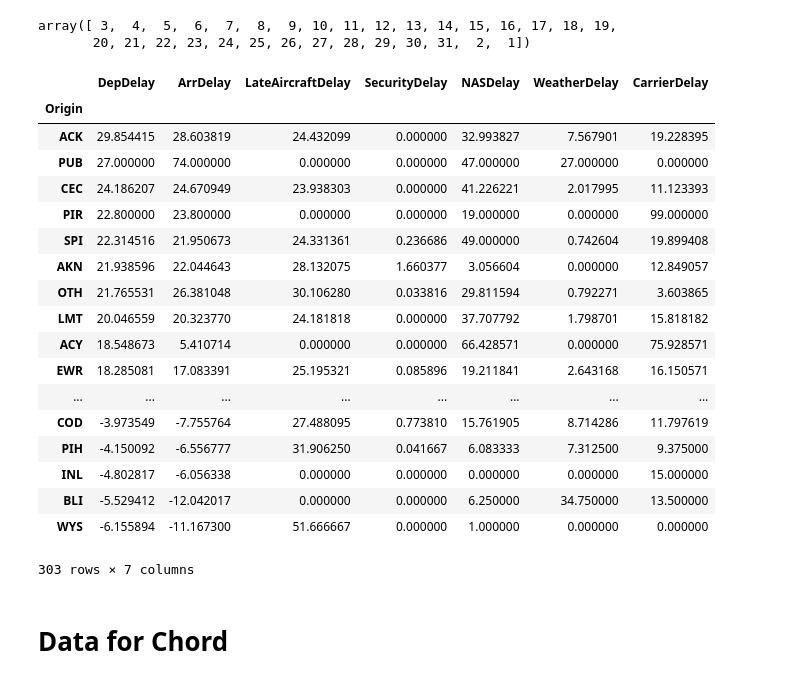
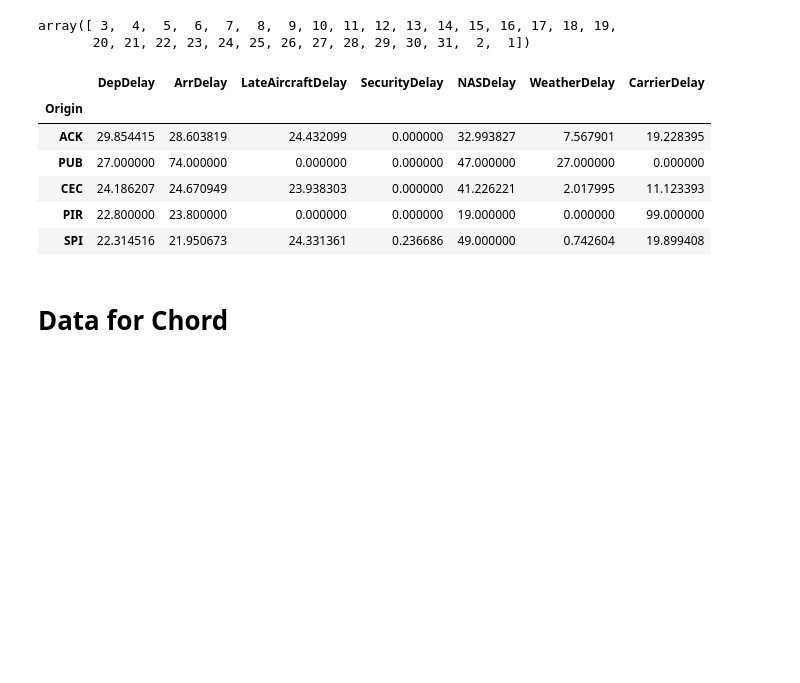
Before and after one commit to ruimaranhao/DataAnalystNanodegree, a Jupyter notebook: P6/processdata.ipynb, the cells around one changed output. Saved outputs shown, nothing was run; the diff lists cells and outputs as text; code cells hidden in the pictures; blank space fills up the shorter version.

```diff
--- a/P6/processdata.ipynb
+++ b/P6/processdata.ipynb
@@ -91,36 +91,24 @@ array([ 3,  4,  5,  6,  7,  8,  9, 10, 11, 12, 13, 14, 15, 16, 17, 18, 19,
 # %%
 delays_airport = df.groupby(['Origin'])['DepDelay', 'ArrDelay',
                                        'LateAircraftDelay',
                                        'SecurityDelay',
                                        'NASDelay',
                                        'WeatherDelay',
                                        'CarrierDelay'].mean()
 
 delays_airport.fillna(0)
 
 delays_airport = delays_airport.sort(['DepDelay'], ascending=False)
 
-delays_airport.head(1000)
+delays_airport.head()
 # %% [output]
 |  | DepDelay | ArrDelay | LateAircraftDelay | SecurityDelay | NASDelay | WeatherDelay | CarrierDelay |
 | Origin |  |  |  |  |  |  |  |
 | ACK | 29.854415 | 28.603819 | 24.432099 | 0.000000 | 32.993827 | 7.567901 | 19.228395 |
 | PUB | 27.000000 | 74.000000 | 0.000000 | 0.000000 | 47.000000 | 27.000000 | 0.000000 |
 | CEC | 24.186207 | 24.670949 | 23.938303 | 0.000000 | 41.226221 | 2.017995 | 11.123393 |
 | PIR | 22.800000 | 23.800000 | 0.000000 | 0.000000 | 19.000000 | 0.000000 | 99.000000 |
 | SPI | 22.314516 | 21.950673 | 24.331361 | 0.236686 | 49.000000 | 0.742604 | 19.899408 |
-| AKN | 21.938596 | 22.044643 | 28.132075 | 1.660377 | 3.056604 | 0.000000 | 12.849057 |
-| OTH | 21.765531 | 26.381048 | 30.106280 | 0.033816 | 29.811594 | 0.792271 | 3.603865 |
-| LMT | 20.046559 | 20.323770 | 24.181818 | 0.000000 | 37.707792 | 1.798701 | 15.818182 |
-| ACY | 18.548673 | 5.410714 | 0.000000 | 0.000000 | 66.428571 | 0.000000 | 75.928571 |
-| EWR | 18.285081 | 17.083391 | 25.195321 | 0.085896 | 19.211841 | 2.643168 | 16.150571 |
-| ... | ... | ... | ... | ... | ... | ... | ... |
-| COD | -3.973549 | -7.755764 | 27.488095 | 0.773810 | 15.761905 | 8.714286 | 11.797619 |
-| PIH | -4.150092 | -6.556777 | 31.906250 | 0.041667 | 6.083333 | 7.312500 | 9.375000 |
-| INL | -4.802817 | -6.056338 | 0.000000 | 0.000000 | 0.000000 | 0.000000 | 15.000000 |
-| BLI | -5.529412 | -12.042017 | 0.000000 | 0.000000 | 6.250000 | 34.750000 | 13.500000 |
-| WYS | -6.155894 | -11.167300 | 51.666667 | 0.000000 | 1.000000 | 0.000000 | 0.000000 |
-303 rows × 7 columns
 # %%
 delays_airport.to_csv('data/2008delays_air.tsv', sep = "\t")
 # %% [markdown]
```
Also changed, not shown: parts of 8 cells of this notebook, 2 other files.
